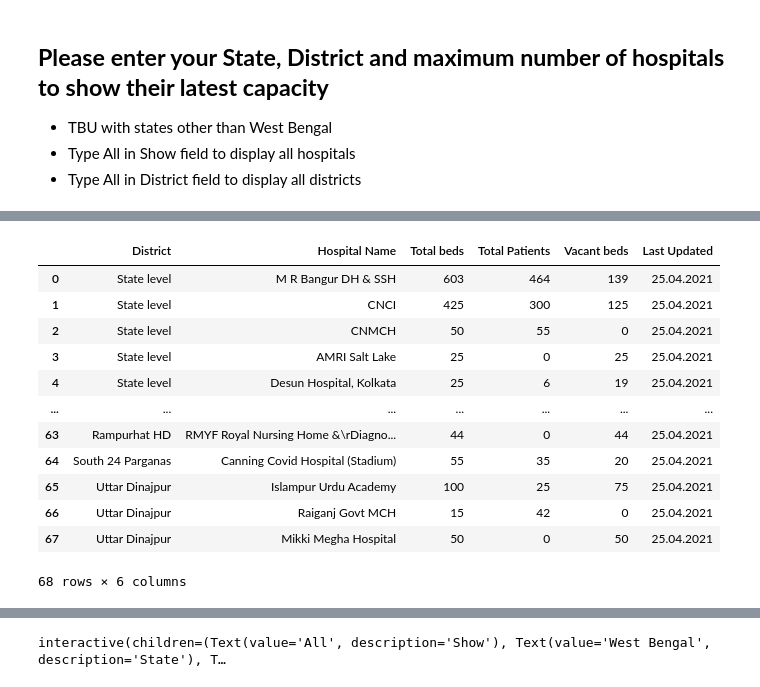
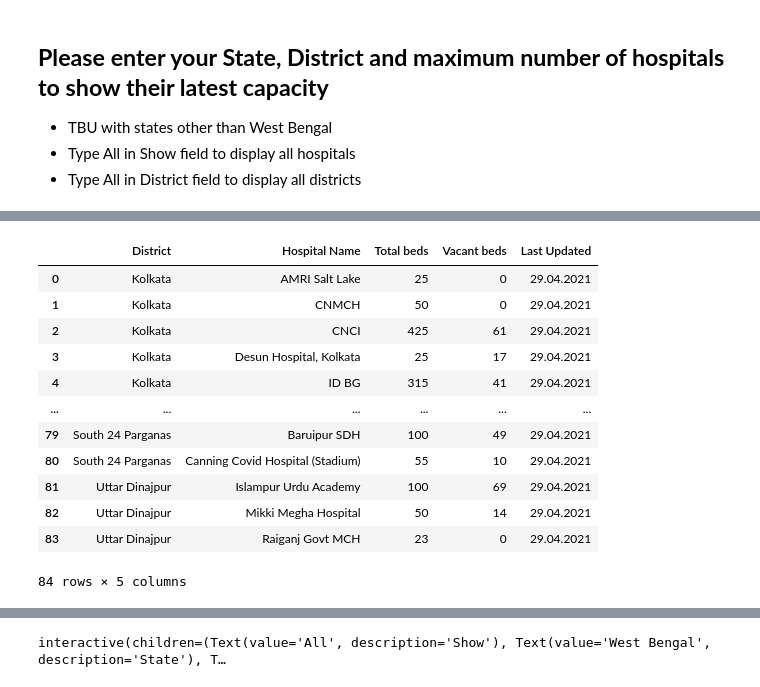
Before and after one commit to hardikroutray/icutracker, a Jupyter notebook: bedtracker.ipynb, the cells around one changed output, grey strips where cells are left out. Drawn from its saved outputs; the diff is of its cells as text; code cells hidden in the pictures.

```diff
--- a/bedtracker.ipynb
+++ b/bedtracker.ipynb
@@ -74,10 +141,14 @@ def getlatestWBhospitaldata():
 *   Type All in Show field to display all hospitals
 *   Type All in District field to display all districts
 # %%
-%%capture
+# %%capture
 WB_bed_data_csv,WB_bed_data_date = getlatestWBhospitaldata()
 # print(WB_bed_data_csv,WB_bed_data_date)
-WB_bed_data = pd.read_csv(WB_bed_data_csv, header=None, names=['District', 'Hospital Name','Total beds','Total Patients', 'Vacant beds'])[2:]
+ncol = len(pd.read_csv(WB_bed_data_csv).columns)
+if ncol == 5:
+  WB_bed_data = pd.read_csv(WB_bed_data_csv, header=None, names=['District', 'Hospital Name','Total beds', 'Vacant beds'])[2:]
+elif ncol == 6:
+  WB_bed_data = pd.read_csv(WB_bed_data_csv, header=None, names=['District', 'Hospital Name','Total beds', 'Total Patients', 'Vacant beds'])[2:]
 WB_bed_data = WB_bed_data[:-1]
 WB_bed_data["Last Updated"] = WB_bed_data_date
 WB_bed_data
@@ -84,23 +170,23 @@ WB_bed_data
 # %%
-WB_bed_data.to_json("Vacant_bed_status_as_on_25.04_.21_.json", orient='records')
-WB_bed_data = pd.read_json("Vacant_bed_status_as_on_25.04_.21_.json")
+WB_bed_data.to_json("Vacant_bed_status_as_on_latest.json", orient='records')
+WB_bed_data = pd.read_json("Vacant_bed_status_as_on_latest.json")
 WB_bed_data
 
 # WB_bed_data.to_csv("Vacant_bed_status_as_on_25.04_.21_.csv",index=False)
 # WB_bed_data = pd.read_csv("Vacant_bed_status_as_on_25.04_.21_.csv",na_values=['none'])
 # WB_bed_data
 # %% [output]
-|  | District | Hospital Name | Total beds | Total Patients | Vacant beds | Last Updated |
-| 0 | State level | M R Bangur DH & SSH | 603 | 464 | 139 | 25.04.2021 |
-| 1 | State level | CNCI | 425 | 300 | 125 | 25.04.2021 |
-| 2 | State level | CNMCH | 50 | 55 | 0 | 25.04.2021 |
-| 3 | State level | AMRI Salt Lake | 25 | 0 | 25 | 25.04.2021 |
-| 4 | State level | Desun Hospital, Kolkata | 25 | 6 | 19 | 25.04.2021 |
-| ... | ... | ... | ... | ... | ... | ... |
-| 63 | Rampurhat HD | RMYF Royal Nursing Home &\rDiagno... | 44 | 0 | 44 | 25.04.2021 |
-| 64 | South 24 Parganas | Canning Covid Hospital (Stadium) | 55 | 35 | 20 | 25.04.2021 |
-| 65 | Uttar Dinajpur | Islampur Urdu Academy | 100 | 25 | 75 | 25.04.2021 |
-| 66 | Uttar Dinajpur | Raiganj Govt MCH | 15 | 42 | 0 | 25.04.2021 |
-| 67 | Uttar Dinajpur | Mikki Megha Hospital | 50 | 0 | 50 | 25.04.2021 |
+|  | District | Hospital Name | Total beds | Vacant beds | Last Updated |
+| 0 | Kolkata | AMRI Salt Lake | 25 | 0 | 29.04.2021 |
+| 1 | Kolkata | CNMCH | 50 | 0 | 29.04.2021 |
+| 2 | Kolkata | CNCI | 425 | 61 | 29.04.2021 |
+| 3 | Kolkata | Desun Hospital, Kolkata | 25 | 17 | 29.04.2021 |
+| 4 | Kolkata | ID BG | 315 | 41 | 29.04.2021 |
+| ... | ... | ... | ... | ... | ... |
+| 79 | South 24 Parganas | Baruipur SDH | 100 | 49 | 29.04.2021 |
+| 80 | South 24 Parganas | Canning Covid Hospital (Stadium) | 55 | 10 | 29.04.2021 |
+| 81 | Uttar Dinajpur | Islampur Urdu Academy | 100 | 69 | 29.04.2021 |
+| 82 | Uttar Dinajpur | Mikki Megha Hospital | 50 | 14 | 29.04.2021 |
+| 83 | Uttar Dinajpur | Raiganj Govt MCH | 23 | 0 | 29.04.2021 |
-68 rows × 6 columns
+84 rows × 5 columns
 # %%
```
Also changed, not shown: parts of 11 cells of this notebook.
